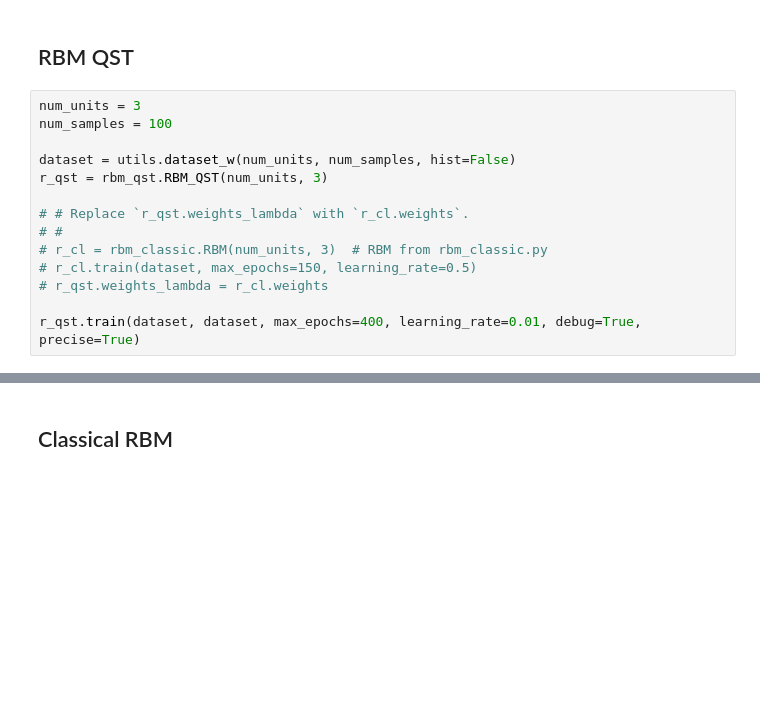
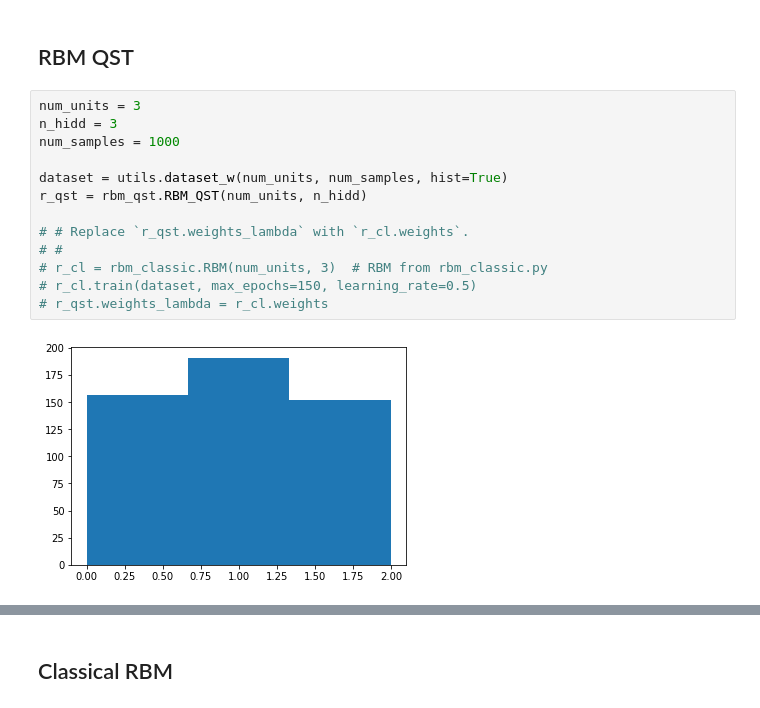
Before and after one commit to RQC-QApp/NNQST, a Jupyter notebook: nn_qst/nn_qst.ipynb, the cells around one changed output, grey strips where cells are left out. Saved outputs shown, nothing was run; the diff lists cells and outputs as text; blank space fills up the shorter version.

```diff
--- a/nn_qst/nn_qst.ipynb
+++ b/nn_qst/nn_qst.ipynb
@@ -21,15 +22,16 @@ The autoreload extension is already loaded. To reload it, use:
 ## RBM QST
 # %%
 num_units = 3
-num_samples = 100
+n_hidd = 3
+num_samples = 1000
 
-dataset = utils.dataset_w(num_units, num_samples, hist=False)
-r_qst = rbm_qst.RBM_QST(num_units, 3)
+dataset = utils.dataset_w(num_units, num_samples, hist=True)
+r_qst = rbm_qst.RBM_QST(num_units, n_hidd)
 
 # # Replace `r_qst.weights_lambda` with `r_cl.weights`.
 # #
 # r_cl = rbm_classic.RBM(num_units, 3)  # RBM from rbm_classic.py
 # r_cl.train(dataset, max_epochs=150, learning_rate=0.5)
 # r_qst.weights_lambda = r_cl.weights
-
-r_qst.train(dataset, dataset, max_epochs=400, learning_rate=0.01, debug=True, precise=True)
+# %% [output]
+[figure, added]
```
Also changed, not shown: parts of 13 cells of this notebook, 3 other files.
